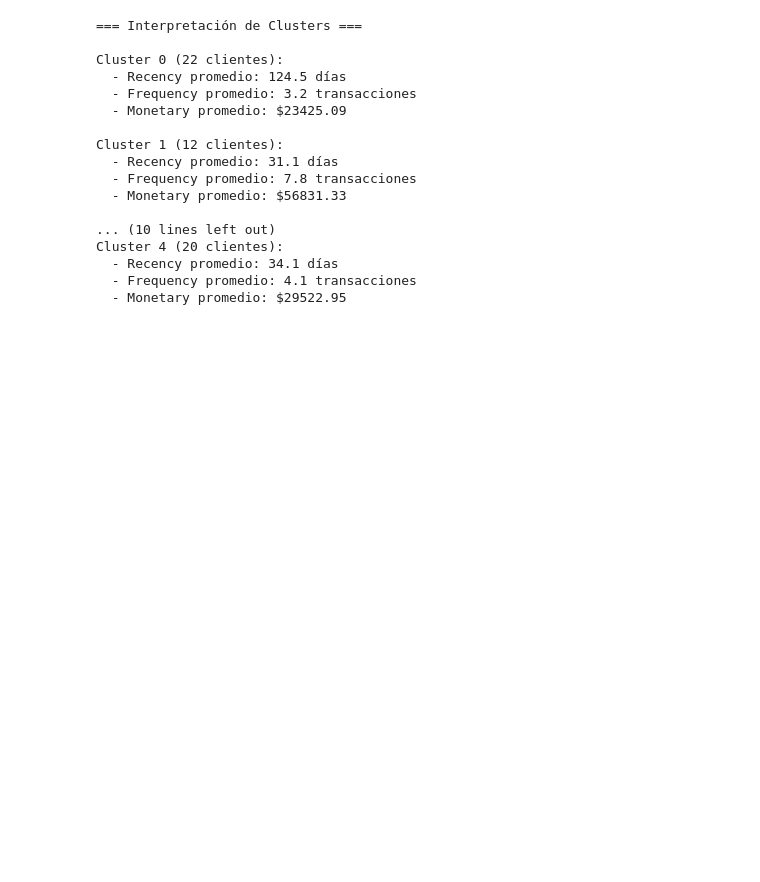
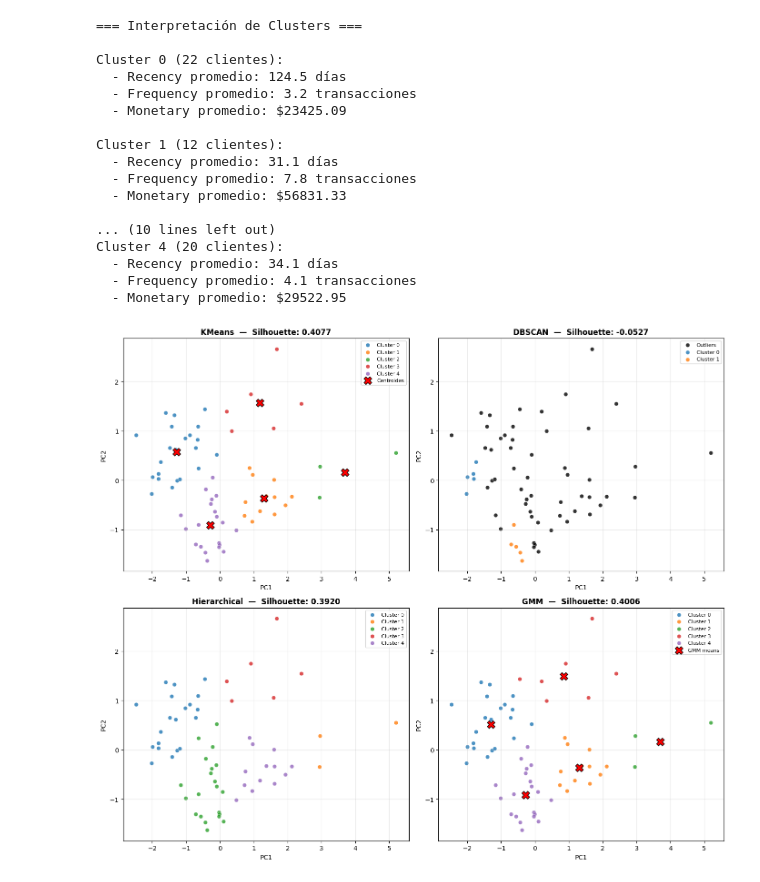
Before and after one commit to jperez-xcvi/guayerd_ia, a Jupyter notebook: aurelion.ipynb, the cells around one changed output. Saved outputs shown, nothing was run; the diff lists cells and outputs as text; code cells hidden in the pictures; blank space fills up the shorter version.

Commit message:
aplicación de algoritmos de clustering adicionales para comparar puntaje de silueta

```diff
--- a/aurelion.ipynb
+++ b/aurelion.ipynb
@@ -652,3 +654,102 @@ Cluster 4 (20 clientes):
   - Recency promedio: 34.1 días
   - Frequency promedio: 4.1 transacciones
   - Monetary promedio: $29522.95
+# %%
+# Comparar KMeans, DBSCAN, Agglomerative y GMM (usa rfm / rfm_scaled / scaler / k_optimal si existen)
+
+
+# Parámetros
+n_clusters = int(globals().get('k_optimal', globals().get('n_clusters', 3)))
+
+# Proyección 2D para plotting
+pca = PCA(n_components=2, random_state=42)
+X_2d = pca.fit_transform(rfm_scaled)
+X_scaled = rfm_scaled
+
+# Ajustar modelos
+kmeans = KMeans(n_clusters=n_clusters, random_state=42, n_init=10)
+labels_km = kmeans.fit_predict(X_scaled)
+
+dbscan = DBSCAN(eps=0.5, min_samples=5)
+labels_db = dbscan.fit_predict(X_scaled)
+
+hc = AgglomerativeClustering(n_clusters=n_clusters)
+labels_hc = hc.fit_predict(X_scaled)
+
+gmm = GaussianMixture(n_components=n_clusters, random_state=42)
+labels_gmm = gmm.fit_predict(X_scaled)
+
+algos = {
+    'KMeans': labels_km,
+    'DBSCAN': labels_db,
+    'Hierarchical': labels_hc,
+    'GMM': labels_gmm
+}
+
+# Calcular Silhouette (manejar casos inválidos)
+sil_scores = {}
+for name, labels in algos.items():
+    unique = set(labels)
+    n_valid = len(unique - {-1}) if (-1 in unique) else len(unique)
+    try:
+        sil = silhouette_score(X_scaled, labels) if n_valid >= 2 else np.nan
+    except Exception:
+        sil = np.nan
+    sil_scores[name] = sil
+
+# Colores
+cmap = plt.cm.tab10
+
+# Scatter plots (2x2)
+fig, axes = plt.subplots(2, 2, figsize=(14, 12))
+axes = axes.flatten()
+for ax, (name, labels) in zip(axes, algos.items()):
+    uniq = np.unique(labels)
+    for lab in uniq:
+        mask = labels == lab
+        color = 'k' if lab == -1 else cmap(int(lab % 10))
+        lab_text = 'Outliers' if lab == -1 else f'Cluster {lab}'
+        ax.scatter(X_2d[mask, 0], X_2d[mask, 1], c=[color], label=lab_text,
+                   s=40, alpha=0.8, edgecolors='w', linewidth=0.4)
+    # Centroides en el espacio 2D (proyección PCA)
+    if name == 'KMeans':
+        cent_scaled = kmeans.cluster_centers_
+        cent_2d = pca.transform(cent_scaled)
+        ax.scatter(cent_2d[:, 0], cent_2d[:, 1], c='red', marker='X', s=150, edgecolors='k', label='Centroides')
+    if name == 'GMM' or name == 'GMM'.replace('GMM','GaussianMixture'):  # asegurar nombre
+        cent_scaled = gmm.means_
+        cent_2d = pca.transform(cent_scaled)
+        ax.scatter(cent_2d[:, 0], cent_2d[:, 1], c='red', marker='X', s=150, edgecolors='k', label='GMM means')
+    score = sil_scores[name]
+    score_txt = f"{score:.4f}" if not np.isnan(score) else "n/a"
+    ax.set_title(f"{name}  —  Silhouette: {score_txt}", fontweight='bold')
+    ax.set_xlabel('PC1')
+    ax.set_ylabel('PC2')
+    ax.legend(fontsize=8, loc='best')
+    ax.grid(True, alpha=0.25)
+
+plt.tight_layout()
+plt.show()
+
+# Gráfico de barras con Silhouette scores
+plt.figure(figsize=(8,4))
+names = list(sil_scores.keys())
+scores = [0 if np.isnan(sil_scores[n]) else sil_scores[n] for n in names]
+bars = plt.bar(names, scores, color=['#66c2a5','#fc8d62','#8da0cb','#e78ac3'])
+plt.ylim(0, 1)
+for i, bar in enumerate(bars):
+    val = scores[i]
+    txt = 'n/a' if np.isnan(sil_scores[names[i]]) else f"{val:.3f}"
+    plt.text(bar.get_x() + bar.get_width()/2, bar.get_height() + 0.02, txt, ha='center', fontsize=9)
+plt.title('Comparación de Silhouette Score por Algoritmo', fontweight='bold')
+plt.ylabel('Silhouette Score')
+plt.grid(axis='y', alpha=0.3)
+plt.tight_layout()
+plt.show()
+
+# Opcional: imprimir scores
+print("Silhouette scores:")
+for k, v in sil_scores.items():
+    print(f" - {k}: {'n/a' if np.isnan(v) else f'{v:.4f}'}")
+# %% [output]
+[figure, added]
```
Also changed, not shown: parts of 4 cells of this notebook.
